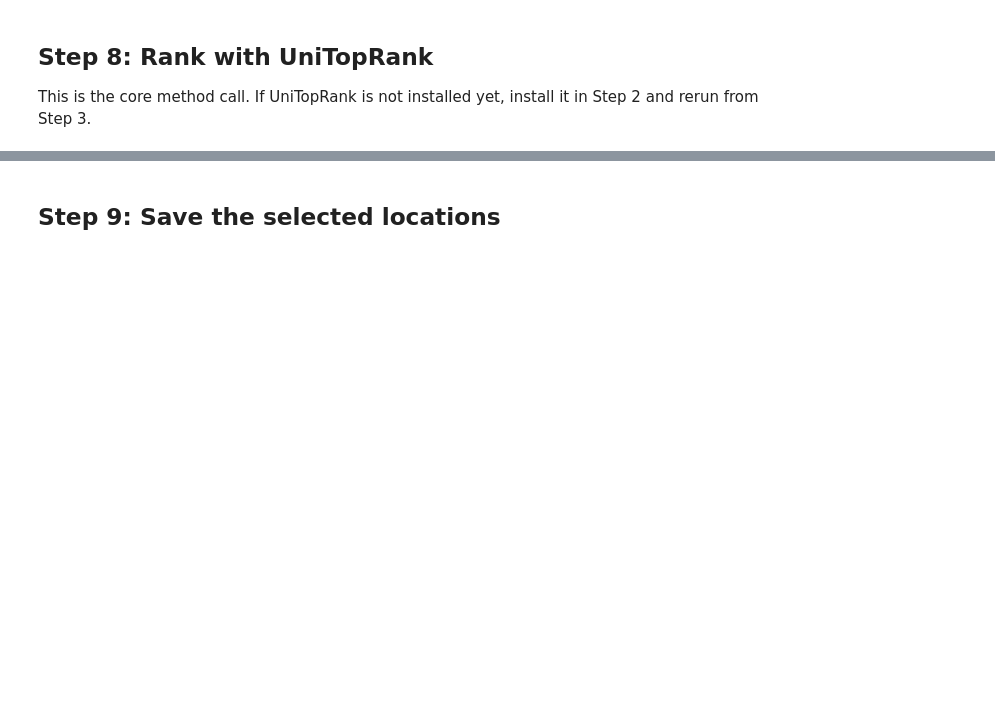
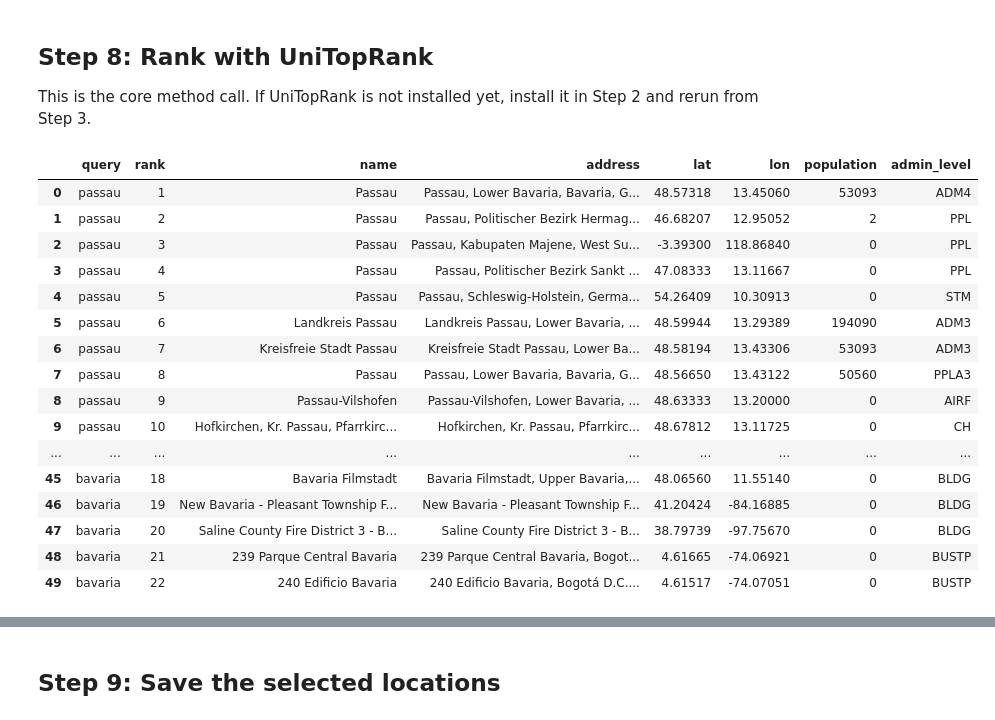
Before and after one commit to roxanneelbaff/waw_os_hackathon_2026, a Jupyter notebook: module2_geoparsing/notebooks/03_unitoprank_resolution.ipynb, the cells around one changed output, grey strips where cells are left out. Drawn from its saved outputs; the diff is of its cells as text; code cells hidden in the pictures; blank space fills up the shorter version.

```diff
--- a/module2_geoparsing/notebooks/03_unitoprank_resolution.ipynb
+++ b/module2_geoparsing/notebooks/03_unitoprank_resolution.ipynb
@@ -126,8 +131,8 @@ print("geo_rank_api available:", unitoprank_available)
 
 Use any NER tool introduced in Notebook 01. The default is spaCy because it is lightweight. If a tool or model is missing, go back to Notebook 01 and run that tool's install cell.
 # %%
-text = "The flood affected Passau and nearby communities along the Danube in Bavaria."
-NER_TOOL = "spacy"  # options: "spacy", "stanza", "flair", "transformers"
+text = "The flood affected Passau and nearby communities along the Danube River in Bavaria."
+NER_TOOL = "transformers"  # options: "spacy", "stanza", "flair", "transformers"
 
 def extract_toponyms_with_selected_ner(text, ner_tool="spacy", source_text_id="unitoprank_demo"):
     if ner_tool == "spacy":
@@ -173,7 +187,7 @@ Use one of two modes:
 
 There is also a `bool_merge=True` option in the repository that always merges Photon with GeoNames, but this notebook keeps the default UniTopRank behavior.
 # %%
-CANDIDATE_SOURCE = "geonames"  # options: "geonames", "geonames_photon"
+CANDIDATE_SOURCE = "geonames_photon"  # options: "geonames", "geonames_photon"
 
 def unitoprank_geonames_prefix(base_url):
     base = str(base_url).strip()
@@ -282,6 +251,61 @@ preview_candidates(candidates_by_toponym).head(30)
 ## Step 8: Rank with UniTopRank
 
 This is the core method call. If UniTopRank is not installed yet, install it in Step 2 and rerun from Step 3.
+# %%
+def retrieve_candidates_for_mentions(mentions, retriever):
+    names = [m["LOC"] for m in mentions]
+    if not names:
+        print("No toponyms available for candidate retrieval.")
+        return {}
+
+    try:
+        candidates_by_toponym = retriever.get_candidates_for_toponyms(names)
+    except Exception as exc:
+        print("Candidate retrieval failed. Check GeoNames/Photon service URLs and DLR network/VPN access.")
+        print("Error:", repr(exc))
+        return {name.casefold(): [] for name in names}
+
+    if not any(bool(candidates) for candidates in candidates_by_toponym.values()):
+        print("No candidates returned by GeoNames/Photon. Check service URLs, network/VPN access, and the selected candidate source.")
+    return candidates_by_toponym
+
+
+def preview_candidates(candidates_by_toponym):
+    rows = []
+    for query, candidates in candidates_by_toponym.items():
+        for rank, cand in enumerate(candidates, start=1):
+            rows.append({
+                "query": query,
+                "rank": rank,
+                "name": cand.get("name"),
+                "address": cand.get("address"),
+                "lat": cand.get("lat"),
+                "lon": cand.get("lon"),
+                "population": cand.get("population"),
+                "admin_level": cand.get("admin_level"),
+            })
+    return pd.DataFrame(rows)
+
+candidates_by_toponym = retrieve_candidates_for_mentions(mentions, retriever)
+preview_candidates(candidates_by_toponym).head(50)
+# %% [output]
+|  | query | rank | name | address | lat | lon | population | admin_level |
+| 0 | passau | 1 | Passau | Passau, Lower Bavaria, Bavaria, G... | 48.57318 | 13.45060 | 53093 | ADM4 |
+| 1 | passau | 2 | Passau | Passau, Politischer Bezirk Hermag... | 46.68207 | 12.95052 | 2 | PPL |
+| 2 | passau | 3 | Passau | Passau, Kabupaten Majene, West Su... | -3.39300 | 118.86840 | 0 | PPL |
+| 3 | passau | 4 | Passau | Passau, Politischer Bezirk Sankt ... | 47.08333 | 13.11667 | 0 | PPL |
+| 4 | passau | 5 | Passau | Passau, Schleswig-Holstein, Germa... | 54.26409 | 10.30913 | 0 | STM |
+| 5 | passau | 6 | Landkreis Passau | Landkreis Passau, Lower Bavaria, ... | 48.59944 | 13.29389 | 194090 | ADM3 |
+| 6 | passau | 7 | Kreisfreie Stadt Passau | Kreisfreie Stadt Passau, Lower Ba... | 48.58194 | 13.43306 | 53093 | ADM3 |
+| 7 | passau | 8 | Passau | Passau, Lower Bavaria, Bavaria, G... | 48.56650 | 13.43122 | 50560 | PPLA3 |
+| 8 | passau | 9 | Passau-Vilshofen | Passau-Vilshofen, Lower Bavaria, ... | 48.63333 | 13.20000 | 0 | AIRF |
+| 9 | passau | 10 | Hofkirchen, Kr. Passau, Pfarrkirc... | Hofkirchen, Kr. Passau, Pfarrkirc... | 48.67812 | 13.11725 | 0 | CH |
+| ... | ... | ... | ... | ... | ... | ... | ... | ... |
+| 45 | bavaria | 18 | Bavaria Filmstadt | Bavaria Filmstadt, Upper Bavaria,... | 48.06560 | 11.55140 | 0 | BLDG |
+| 46 | bavaria | 19 | New Bavaria - Pleasant Township F... | New Bavaria - Pleasant Township F... | 41.20424 | -84.16885 | 0 | BLDG |
+| 47 | bavaria | 20 | Saline County Fire District 3 - B... | Saline County Fire District 3 - B... | 38.79739 | -97.75670 | 0 | BLDG |
+| 48 | bavaria | 21 | 239 Parque Central Bavaria | 239 Parque Central Bavaria, Bogot... | 4.61665 | -74.06921 | 0 | BUSTP |
+| 49 | bavaria | 22 | 240 Edificio Bavaria | 240 Edificio Bavaria, Bogotá D.C.... | 4.61517 | -74.07051 | 0 | BUSTP |
 # %%
 if not unitoprank_available:
     raise ImportError(
```
Also changed, not shown: parts of 16 cells of this notebook, 10 other files.
